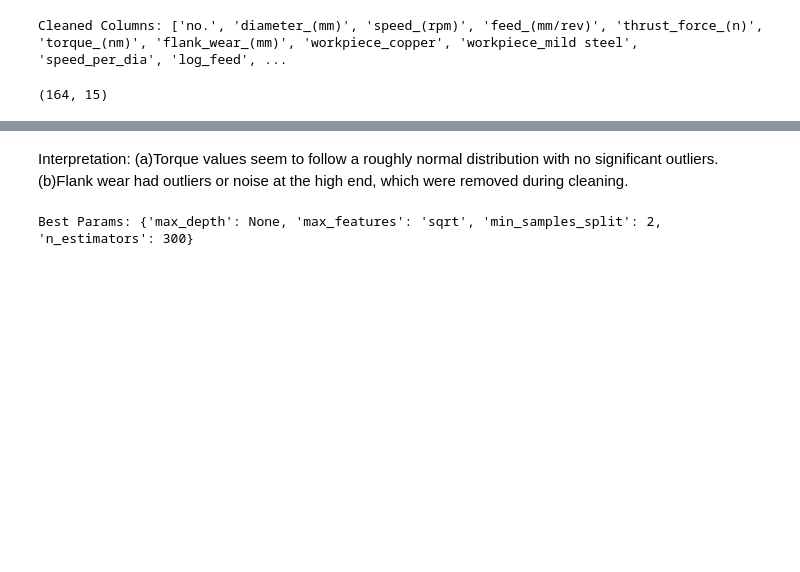
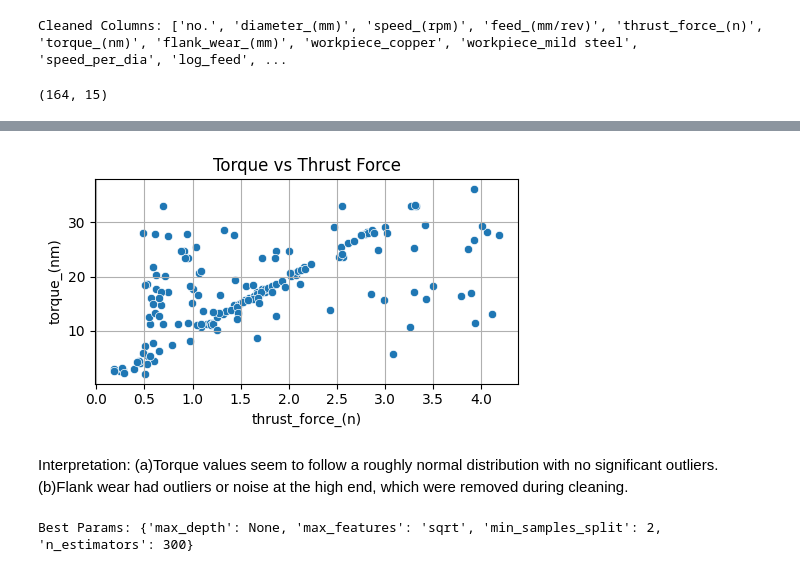
Before and after one commit to HrisheetaRoy/Drilling_Machining_Criteria_Prediction, a Jupyter notebook: eda/eda.ipynb, the cells around one changed output, grey strips where cells are left out. Drawn from its saved outputs; the diff is of its cells as text; code cells hidden in the pictures; blank space fills up the shorter version.

```diff
--- a/eda/eda.ipynb
+++ b/eda/eda.ipynb
@@ -53,3 +84,20 @@ df_clean.shape
+# %%
+# for feature in ['diameter_(mm)', 'speed_(rpm)', 'feed_(mm/rev)', 'workpiece_copper',
+#                 #'thrust_force_(n)', 'flank_wear_(mm)', 'torque_(nm)'
+#                 'workpiece_mild steel', 'speed_per_dia', 'log_feed',
+#                 'torque_feed_ratio', 'material_hardness', 'torque_(nm)',
+#                 'feed_squared', 'speed_squared']:
+import matplotlib.pyplot as plt
+import seaborn as sns
+
+plt.figure(figsize=(5, 3))
+sns.scatterplot(data=df_clean, x='thrust_force_(n)', y='torque_(nm)')
+plt.title("Torque vs Thrust Force")
+plt.grid(True)
+plt.tight_layout()
+plt.show()
+# %% [output]
+[figure, added]
 # %%
 # Features and targets
 X = df_clean[['diameter_(mm)', 'speed_(rpm)', 'feed_(mm/rev)',
```
Also changed, not shown: parts of 6 cells of this notebook, 2 other files.
